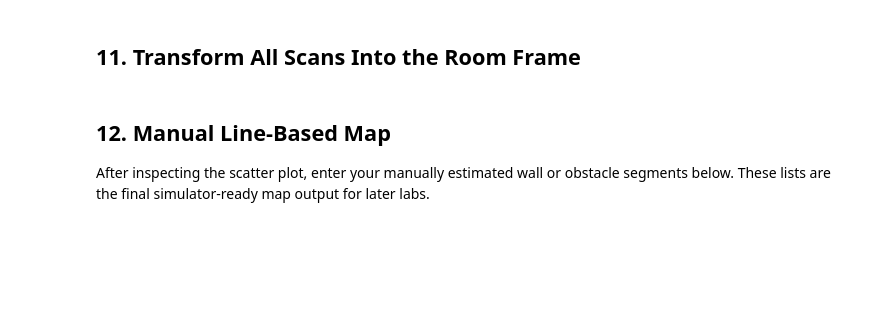
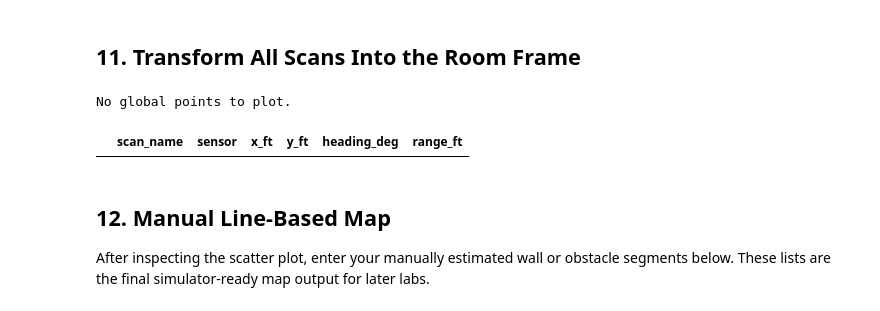
Before and after one commit to Qiandao-Liu/fast_robot, a Jupyter notebook: ble_python/lab9_map.ipynb, the cells around one changed output. Cells and saved outputs as stored; diff of their text form; code cells hidden in the pictures; blank space fills up the shorter version.

```diff
--- a/ble_python/lab9_map.ipynb
+++ b/ble_python/lab9_map.ipynb
@@ -87,6 +92,15 @@ FRONT_SENSOR_YAW_DEG = 0.0
 RIGHT_SENSOR_YAW_DEG = -90.0
 ROBOT_YAW_OFFSET_DEG = 0.0
 
+# Global point-cloud range filter.
+# Keep points only if the measured hit distance is within a reasonable room-scale range.
+MIN_VALID_RANGE_FT = 0.15
+MAX_VALID_RANGE_FT = 12.0
+
+# Optional dense-cloud filter. Keep disabled by default for sparse Lab 9 maps.
+OUTLIER_RADIUS_FT = 0.35
+OUTLIER_MIN_NEIGHBORS = 2
+
 # Required lab positions in room frame (ft).
 # Keep theta0_deg the same for every scan if you always start with the same heading.
 SCAN_POSES_FT = {
@@ -488,38 +532,71 @@ def build_global_points(scan_runs, sensor=ACTIVE_SENSOR):
         return pd.DataFrame(columns=['scan_name', 'sensor', 'x_ft', 'y_ft'])
     return pd.concat(chunks, ignore_index=True)
 
+def filter_points_by_range(points_df, min_range_ft=MIN_VALID_RANGE_FT,
+                           max_range_ft=MAX_VALID_RANGE_FT):
+    if points_df.empty:
+        return points_df.copy()
+
+    keep_mask = points_df['range_ft'].between(min_range_ft, max_range_ft, inclusive='both')
+    filtered = points_df.loc[keep_mask].copy().reset_index(drop=True)
+    removed = int((~keep_mask).sum())
+    print(f'Range filter: kept {len(filtered)}/{len(points_df)} points, removed {removed}')
+    return filtered
+
+def filter_isolated_points(points_df, radius_ft=OUTLIER_RADIUS_FT,
+                           min_neighbors=OUTLIER_MIN_NEIGHBORS):
+    if points_df.empty:
+        return points_df.copy()
+    if len(points_df) <= min_neighbors:
+        return points_df.copy()
+
+    xy = points_df[['x_ft', 'y_ft']].to_numpy(dtype=float)
+    diffs = xy[:, None, :] - xy[None, :, :]
+    dist2 = np.sum(diffs * diffs, axis=2)
+    neighbor_counts = (dist2 <= radius_ft ** 2).sum(axis=1) - 1
+    keep_mask = neighbor_counts >= min_neighbors
+
+    filtered = points_df.loc[keep_mask].copy().reset_index(drop=True)
+    removed = int((~keep_mask).sum())
+    print(f'Optional isolated-point filter: kept {len(filtered)}/{len(points_df)} points, removed {removed}')
+    return filtered
+
 def plot_global_points(points_df, show_scan_origins=True):
     if points_df.empty:
         print('No global points to plot.')
         return
 
     fig, ax = plt.subplots(figsize=(8, 8))
     markers = {'pass_a_cw': 'o', 'pass_b_ccw': '^', 'tune_cw': 's'}
     for scan_name, group in points_df.groupby('scan_name'):
         pass_name = group['pass_name'].iloc[0] if 'pass_name' in group else 'pass'
         marker = markers.get(pass_name, 'o')
         ax.scatter(group['x_ft'], group['y_ft'], s=22, alpha=0.75,
                    marker=marker, label=scan_name)
 
     if show_scan_origins:
         for name, entry in scan_runs.items():
             pose = entry['pose']
             x0 = pose['x_ft'] + pose.get('dx_ft', 0.0)
             y0 = pose['y_ft'] + pose.get('dy_ft', 0.0)
             ax.plot(x0, y0, 'kx', ms=10, mew=2)
             ax.text(x0 + 0.08, y0 + 0.08, name, fontsize=9)
 
     ax.set_aspect('equal', adjustable='box')
     ax.set_xlabel('x (ft)')
     ax.set_ylabel('y (ft)')
     ax.set_title('Merged Lab 9 Map in Room Frame')
     ax.grid(alpha=0.3)
     ax.legend(fontsize=8)
     plt.show()
 
-global_points = build_global_points(scan_runs, sensor=ACTIVE_SENSOR)
+global_points_raw = build_global_points(scan_runs, sensor=ACTIVE_SENSOR)
+global_points = filter_points_by_range(global_points_raw)
 plot_global_points(global_points)
 global_points.head()
+# %% [output]
+No global points to plot.
+|  | scan_name | sensor | x_ft | y_ft | heading_deg | range_ft |
 # %% [markdown]
 ## 12. Manual Line-Based Map
 
```
Also changed, not shown: parts of 9 cells of this notebook, 1 other file.
